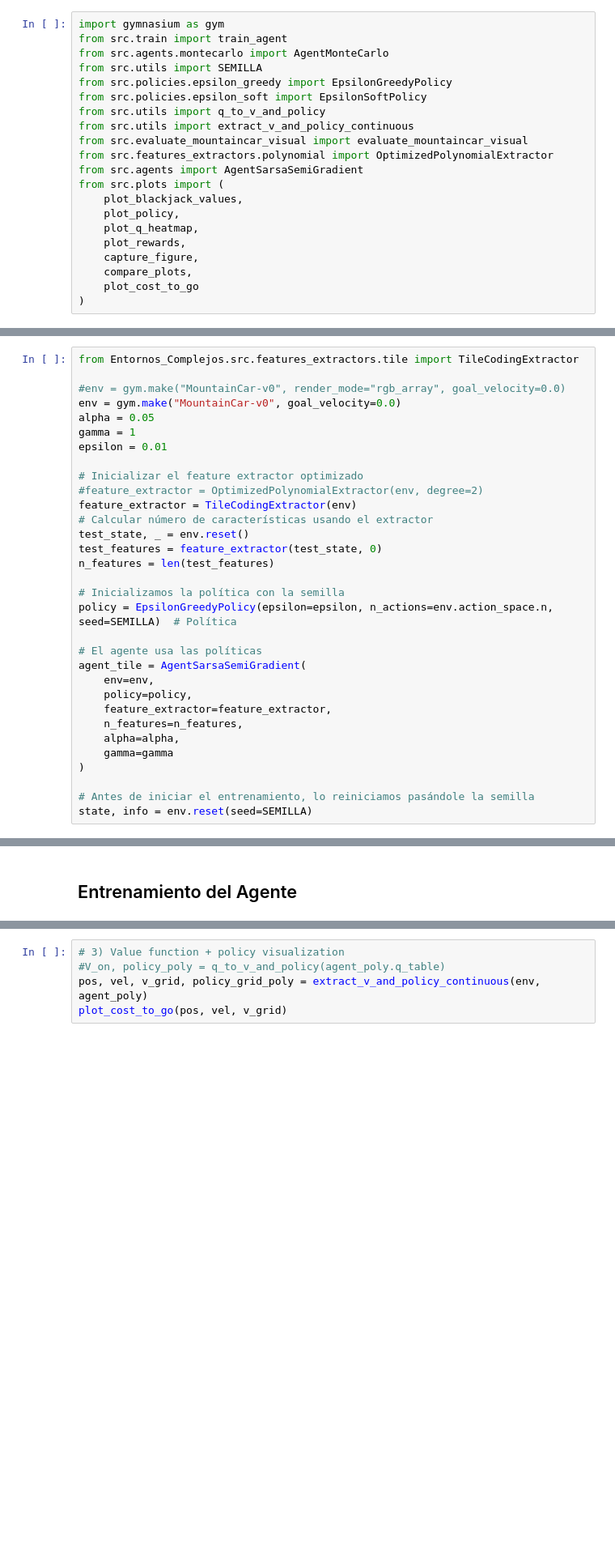
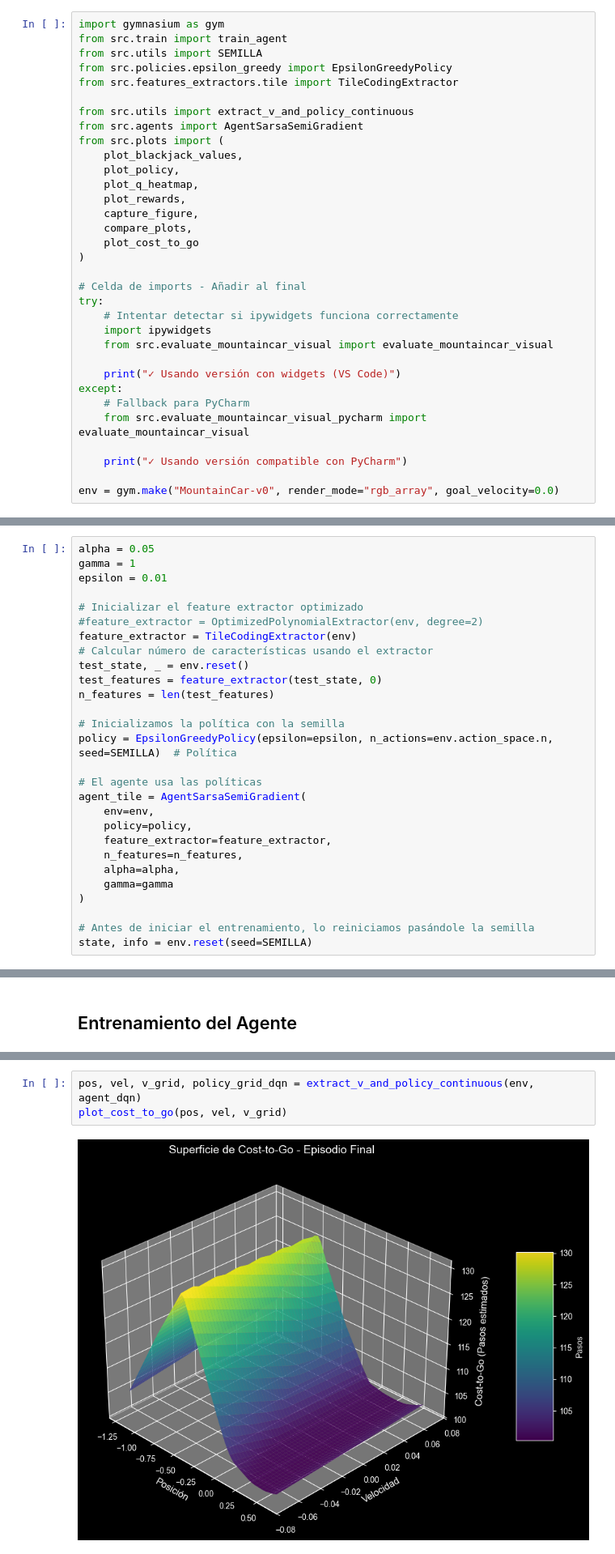
Before and after one commit to kikaymusic/EscuderoRodriguezSanchez, a Jupyter notebook: Entornos_Complejos/notebook_semi-gradient_sarsa_deep_q_learning.ipynb, the cells around one changed output, grey strips where cells are left out. Shown at 81% size. Cells and saved outputs as stored; diff of their text form; blank space fills up the shorter version.

Commit message:
feat: version sin funcionar completamente

```diff
--- a/Entornos_Complejos/notebook_semi-gradient_sarsa_deep_q_learning.ipynb
+++ b/Entornos_Complejos/notebook_semi-gradient_sarsa_deep_q_learning.ipynb
@@ -55,14 +57,11 @@ Entorno detectado: Local
 # %%
 import gymnasium as gym
 from src.train import train_agent
-from src.agents.montecarlo import AgentMonteCarlo
 from src.utils import SEMILLA
 from src.policies.epsilon_greedy import EpsilonGreedyPolicy
-from src.policies.epsilon_soft import EpsilonSoftPolicy
-from src.utils import q_to_v_and_policy
+from src.features_extractors.tile import TileCodingExtractor
+
 from src.utils import extract_v_and_policy_continuous
-from src.evaluate_mountaincar_visual import evaluate_mountaincar_visual
-from src.features_extractors.polynomial import OptimizedPolynomialExtractor
 from src.agents import AgentSarsaSemiGradient
 from src.plots import (
     plot_blackjack_values,
@@ -73,3 +72,18 @@ from src.plots import (
     compare_plots,
     plot_cost_to_go
 )
+
+# Celda de imports - Añadir al final
+try:
+    # Intentar detectar si ipywidgets funciona correctamente
+    import ipywidgets
+    from src.evaluate_mountaincar_visual import evaluate_mountaincar_visual
+
+    print("✓ Usando versión con widgets (VS Code)")
+except:
+    # Fallback para PyCharm
+    from src.evaluate_mountaincar_visual_pycharm import evaluate_mountaincar_visual
+
+    print("✓ Usando versión compatible con PyCharm")
+
+env = gym.make("MountainCar-v0", render_mode="rgb_array", goal_velocity=0.0)
@@ -81,10 +97,6 @@ from src.plots import (
 
 Añadir explicacion!!!!!!!!!!!
 # %%
-from Entornos_Complejos.src.features_extractors.tile import TileCodingExtractor
-
-#env = gym.make("MountainCar-v0", render_mode="rgb_array", goal_velocity=0.0)
-env = gym.make("MountainCar-v0", goal_velocity=0.0)
 alpha = 0.05
 gamma = 1
 epsilon = 0.01
@@ -219,8 +294,8 @@ episode_returns_poly, episode_lengths_poly = train_agent(env, agent_poly)
 # %%
-# 3) Value function + policy visualization
-#V_on, policy_poly = q_to_v_and_policy(agent_poly.q_table)
-pos, vel, v_grid, policy_grid_poly = extract_v_and_policy_continuous(env, agent_poly)
+pos, vel, v_grid, policy_grid_dqn = extract_v_and_policy_continuous(env, agent_dqn)
 plot_cost_to_go(pos, vel, v_grid)
+# %% [output]
+[figure, added]
 # %% [markdown]
 ## Visualización Gráfica del juego
 # %%
```
Also changed, not shown: parts of 14 cells of this notebook, 1 other file.
